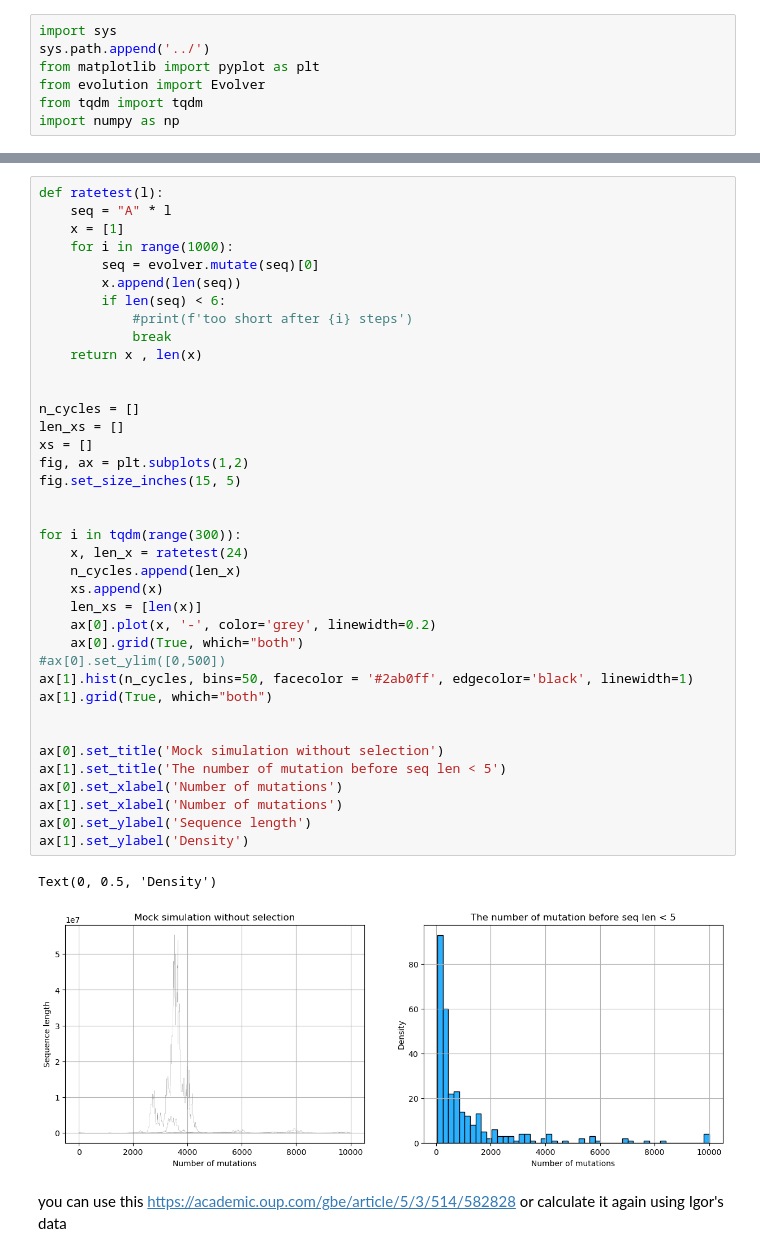
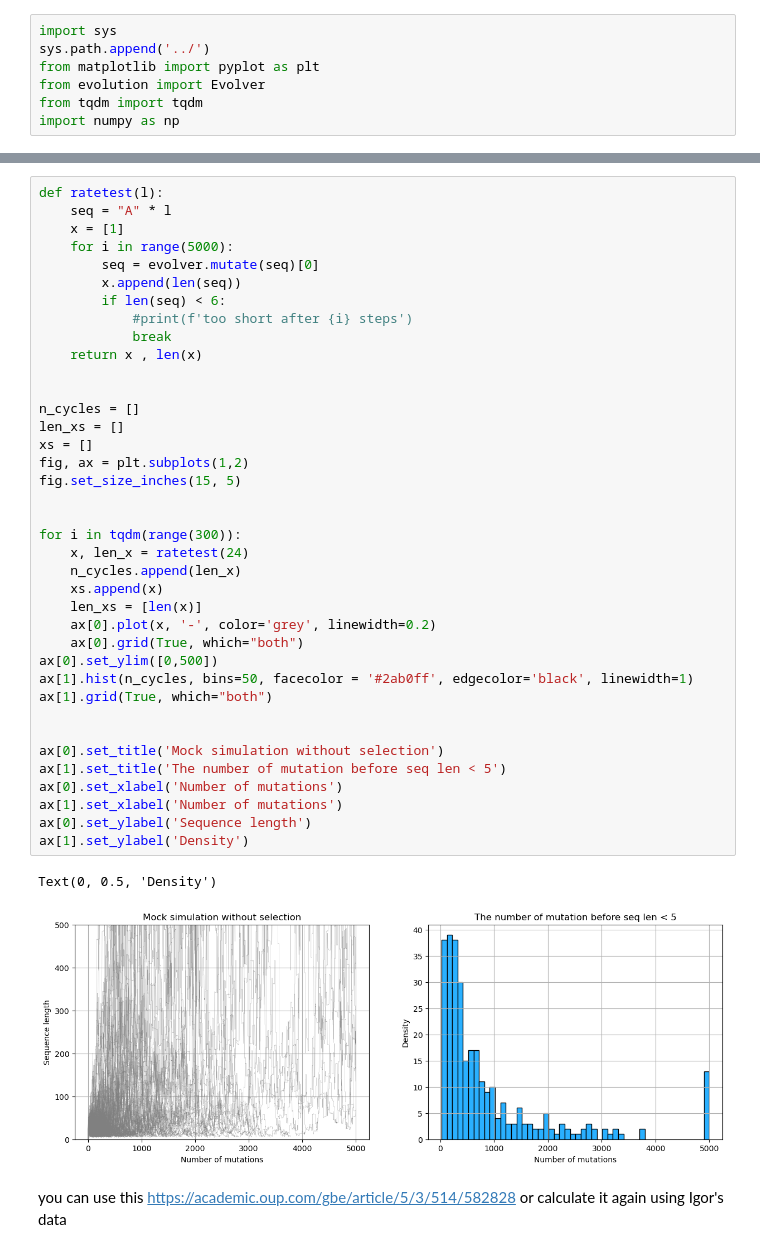
Before and after one commit to sahakyanhk/pfes, a Jupyter notebook: jupyter/ratetest.ipynb, the cells around one changed output, grey strips where cells are left out. Cells and saved outputs as stored; diff of their text form.

```diff
--- a/jupyter/ratetest.ipynb
+++ b/jupyter/ratetest.ipynb
@@ -41,7 +41,7 @@ evolver = Evolver('codonrates')
 def ratetest(l):
     seq = "A" * l
     x = [1]
-    for i in range(1000):
+    for i in range(5000):
         seq = evolver.mutate(seq)[0]
         x.append(len(seq))
         if len(seq) < 6:
@@ -49,35 +49,35 @@ def ratetest(l):
             break
     return x , len(x)
 
 
 n_cycles = []
 len_xs = []
 xs = []
 fig, ax = plt.subplots(1,2)
 fig.set_size_inches(15, 5)
 
 
 for i in tqdm(range(300)):
     x, len_x = ratetest(24)
     n_cycles.append(len_x)
     xs.append(x)
     len_xs = [len(x)]
     ax[0].plot(x, '-', color='grey', linewidth=0.2)
     ax[0].grid(True, which="both")
-#ax[0].set_ylim([0,500])
+ax[0].set_ylim([0,500])
 ax[1].hist(n_cycles, bins=50, facecolor = '#2ab0ff', edgecolor='black', linewidth=1)
 ax[1].grid(True, which="both")
 
 
 ax[0].set_title('Mock simulation without selection')
 ax[1].set_title('The number of mutation before seq len < 5')
 ax[0].set_xlabel('Number of mutations')
 ax[1].set_xlabel('Number of mutations')
 ax[0].set_ylabel('Sequence length')
 ax[1].set_ylabel('Density')
 # %% [output]
 Text(0, 0.5, 'Density')
-[figure, old version]
+[figure, new version]
 # %% [markdown]
 
 you can use this https://academic.oup.com/gbe/article/5/3/514/582828
```
Also changed, not shown: 9 other files.
